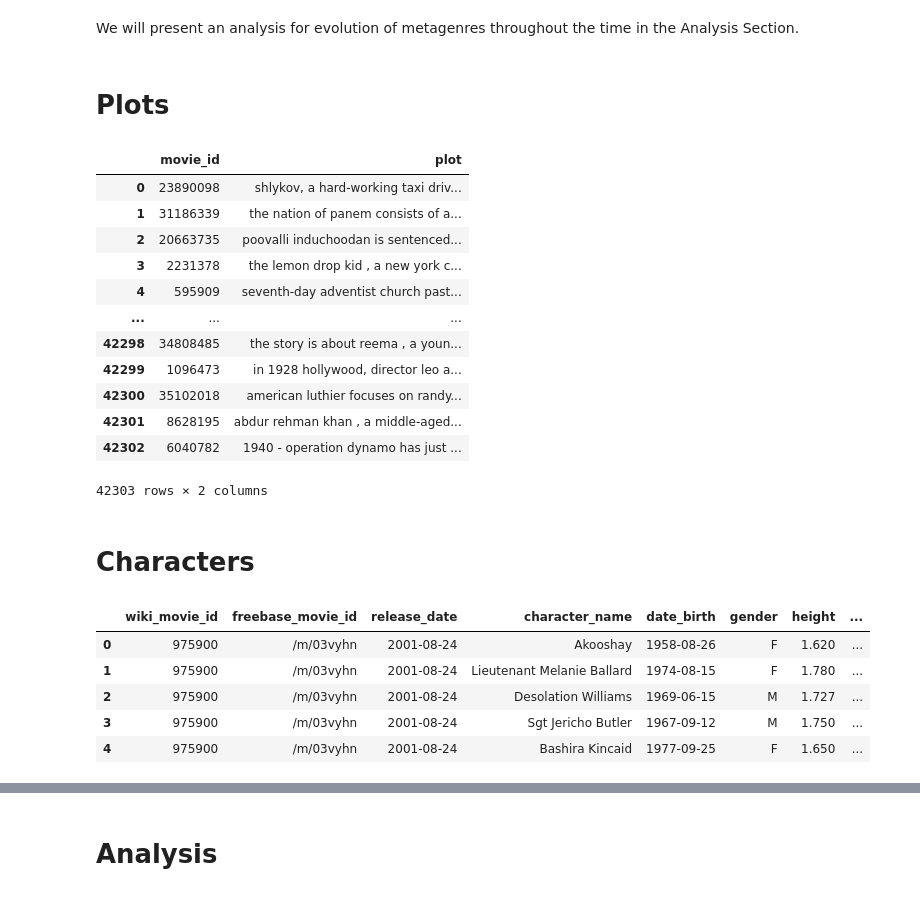
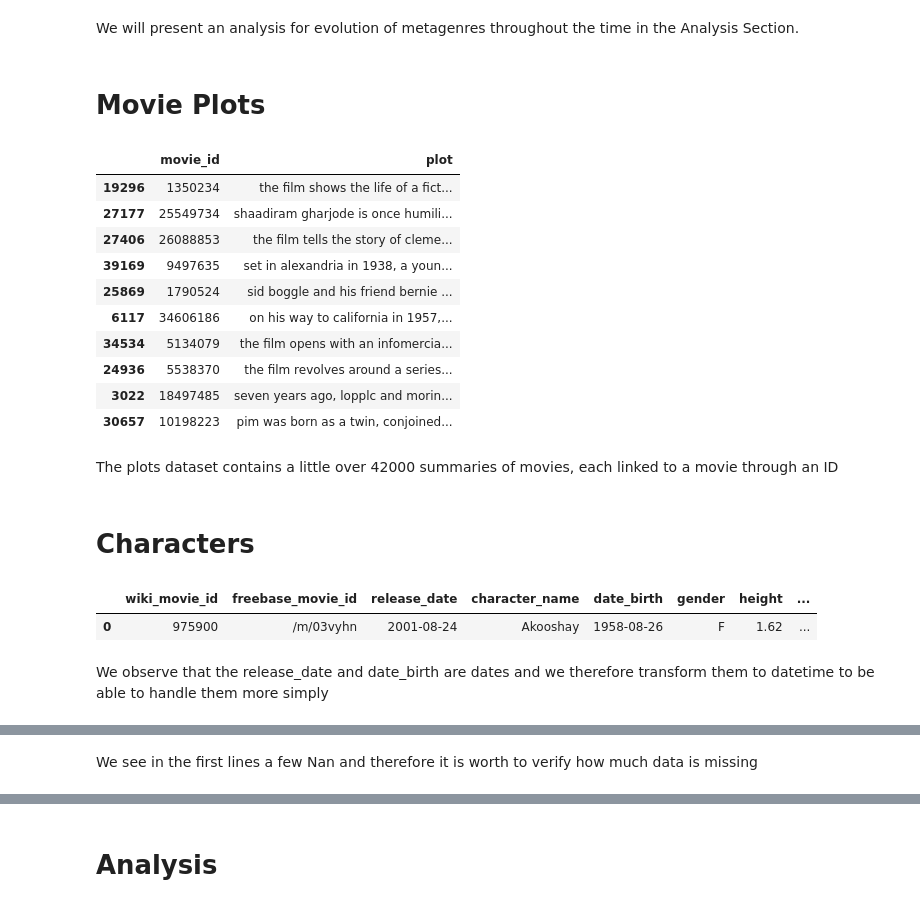
Before and after one commit to epfl-ada/ada-2022-project-abracadabra2022, a Jupyter notebook: Merged_v2.ipynb, the cells around one changed output, grey strips where cells are left out. Drawn from its saved outputs; the diff is of its cells as text; code cells hidden in the pictures.

```diff
--- a/Merged_v2.ipynb
+++ b/Merged_v2.ipynb
@@ -361,7 +337,7 @@ Index(['wiki_id', 'freebase_id', 'movie_name', 'release_date', 'duration',
 # %% [markdown]
 We will present an analysis for evolution of metagenres throughout the time in the Analysis Section.
 # %% [markdown]
-# Plots
+# Movie Plots
 # %%
 # read plots
 plots = []
@@ -395,21 +371,21 @@ def clean_text(text):
 
 plots['plot'] = plots['plot'].apply(clean_text)
 # %%
-plots
+plots.sample(10)
 # %% [output]
 |  | movie_id | plot |
-| 0 | 23890098 | shlykov, a hard-working taxi driv... |
-| 1 | 31186339 | the nation of panem consists of a... |
-| 2 | 20663735 | poovalli induchoodan is sentenced... |
-| 3 | 2231378 | the lemon drop kid , a new york c... |
-| 4 | 595909 | seventh-day adventist church past... |
-| ... | ... | ... |
-| 42298 | 34808485 | the story is about reema , a youn... |
-| 42299 | 1096473 | in 1928 hollywood, director leo a... |
-| 42300 | 35102018 | american luthier focuses on randy... |
-| 42301 | 8628195 | abdur rehman khan , a middle-aged... |
-| 42302 | 6040782 | 1940 - operation dynamo has just ... |
+| 19296 | 1350234 | the film shows the life of a fict... |
+| 27177 | 25549734 | shaadiram gharjode is once humili... |
+| 27406 | 26088853 | the film tells the story of cleme... |
+| 39169 | 9497635 | set in alexandria in 1938, a youn... |
+| 25869 | 1790524 | sid boggle and his friend bernie ... |
+| 6117 | 34606186 | on his way to california in 1957,... |
+| 34534 | 5134079 | the film opens with an infomercia... |
+| 24936 | 5538370 | the film revolves around a series... |
+| 3022 | 18497485 | seven years ago, lopplc and morin... |
+| 30657 | 10198223 | pim was born as a twin, conjoined... |
-42303 rows × 2 columns
+# %% [markdown]
+The plots dataset contains a little over 42000 summaries of movies, each linked to a movie through an ID
 # %% [markdown]
 # Characters
 # %%
@@ -419,14 +395,12 @@ characters.columns = ["wiki_movie_id","freebase_movie_id","release_date","charac
                       "height","ethnicity","act_name","act_age",
                       "freebase_char_actor_id","freebase_char_id","freebase_actor_id"]
 # %%
-characters.head()
+characters.head(1)
 # %% [output]
 |  | wiki_movie_id | freebase_movie_id | release_date | character_name | date_birth | gender | height | ... |
-| 0 | 975900 | /m/03vyhn | 2001-08-24 | Akooshay | 1958-08-26 | F | 1.620 | ... |
-| 1 | 975900 | /m/03vyhn | 2001-08-24 | Lieutenant Melanie Ballard | 1974-08-15 | F | 1.780 | ... |
-| 2 | 975900 | /m/03vyhn | 2001-08-24 | Desolation Williams | 1969-06-15 | M | 1.727 | ... |
-| 3 | 975900 | /m/03vyhn | 2001-08-24 | Sgt Jericho Butler | 1967-09-12 | M | 1.750 | ... |
-| 4 | 975900 | /m/03vyhn | 2001-08-24 | Bashira Kincaid | 1977-09-25 | F | 1.650 | ... |
+| 0 | 975900 | /m/03vyhn | 2001-08-24 | Akooshay | 1958-08-26 | F | 1.62 | ... |
+# %% [markdown]
+We observe that the release_date and date_birth are dates and we therefore transform them to datetime to be able to handle them more simply
 # %%
 characters.release_date = pd.to_datetime(characters.release_date, errors = 'coerce')
 characters.date_birth =  pd.to_datetime(characters.date_birth , errors = 'coerce')
@@ -439,3 +413,5 @@ characters.head()
 | 2 | 975900 | /m/03vyhn | 2001-08-24 | Desolation Williams | 1969-06-15 00:00:00 | M | 1.727 | ... |
 | 3 | 975900 | /m/03vyhn | 2001-08-24 | Sgt Jericho Butler | 1967-09-12 00:00:00 | M | 1.750 | ... |
 | 4 | 975900 | /m/03vyhn | 2001-08-24 | Bashira Kincaid | 1977-09-25 00:00:00 | F | 1.650 | ... |
+# %% [markdown]
+We see in the first lines a few Nan and therefore it is worth to verify how much data is missing
```
Also changed, not shown: parts of 49 cells of this notebook, 1 other file.
